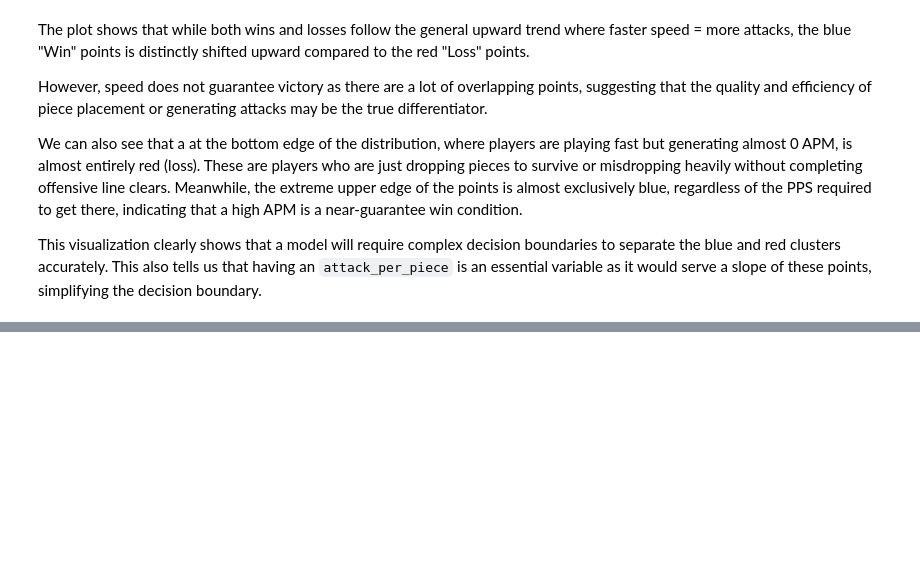
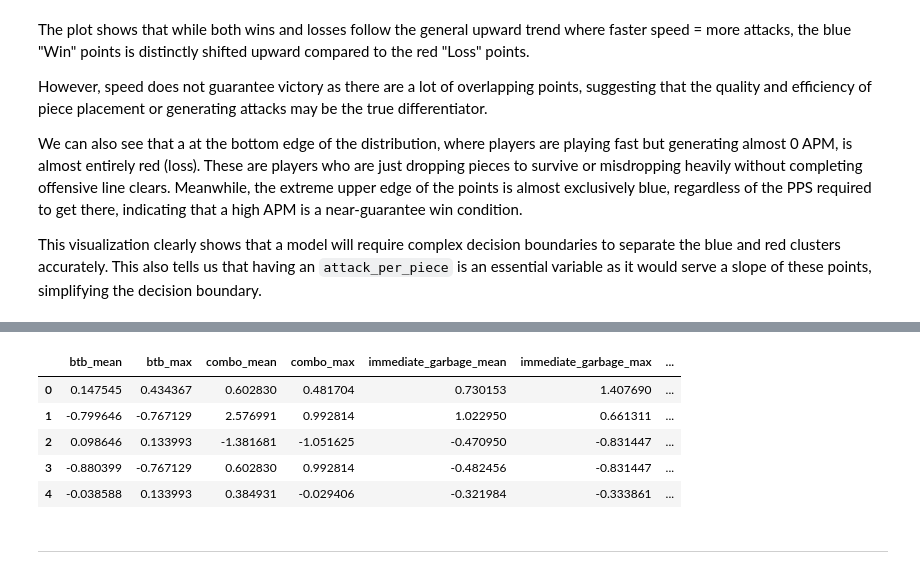
Before and after one commit to Solenad/tetrio-win-prediction, a Jupyter notebook: notebooks/STINTSY-MCO_Group3.ipynb, the cells around one changed output, grey strips where cells are left out. Saved outputs shown, nothing was run; the diff lists cells and outputs as text; code cells hidden in the pictures; blank space fills up the shorter version.

Commit message:
feat: added descriptions and justifications in model selection and data preparation

```diff
--- a/notebooks/STINTSY-MCO_Group3.ipynb
+++ b/notebooks/STINTSY-MCO_Group3.ipynb
@@ -933,0 +964,9 @@ This visualization clearly shows that a model will require complex decision boun
+# %%
+X = df.drop(columns=['won'])
+y = df['won']
+
+# train split
+X_train, X_temp, y_train, y_temp = train_test_split(X, y, test_size=0.30, random_state=42, stratify=y)
+
+# validation and test split
+X_val, X_test, y_val, y_test = train_test_split(X_temp, y_temp, test_size=0.50, random_state=42, stratify=y_temp)
@@ -933,0 +987,21 @@ This visualization clearly shows that a model will require complex decision boun
+# %%
+from sklearn.preprocessing import StandardScaler
+
+scaler = StandardScaler()
+
+X_train_scaled = scaler.fit_transform(X_train)
+X_val_scaled = scaler.transform(X_val)
+X_test_scaled = scaler.transform(X_test)
+# %%
+X_train_scaled_df = pd.DataFrame(X_train_scaled, columns=X.columns)
+
+X_train_scaled_df.head()
+# %% [output]
+|  | btb_mean | btb_max | combo_mean | combo_max | immediate_garbage_mean | immediate_garbage_max | ... |
+| 0 | 0.147545 | 0.434367 | 0.602830 | 0.481704 | 0.730153 | 1.407690 | ... |
+| 1 | -0.799646 | -0.767129 | 2.576991 | 0.992814 | 1.022950 | 0.661311 | ... |
+| 2 | 0.098646 | 0.133993 | -1.381681 | -1.051625 | -0.470950 | -0.831447 | ... |
+| 3 | -0.880399 | -0.767129 | 0.602830 | 0.992814 | -0.482456 | -0.831447 | ... |
+| 4 | -0.038588 | 0.133993 | 0.384931 | -0.029406 | -0.321984 | -0.333861 | ... |
+# %% [markdown]
+---
```
Also changed, not shown: parts of 11 cells of this notebook.
